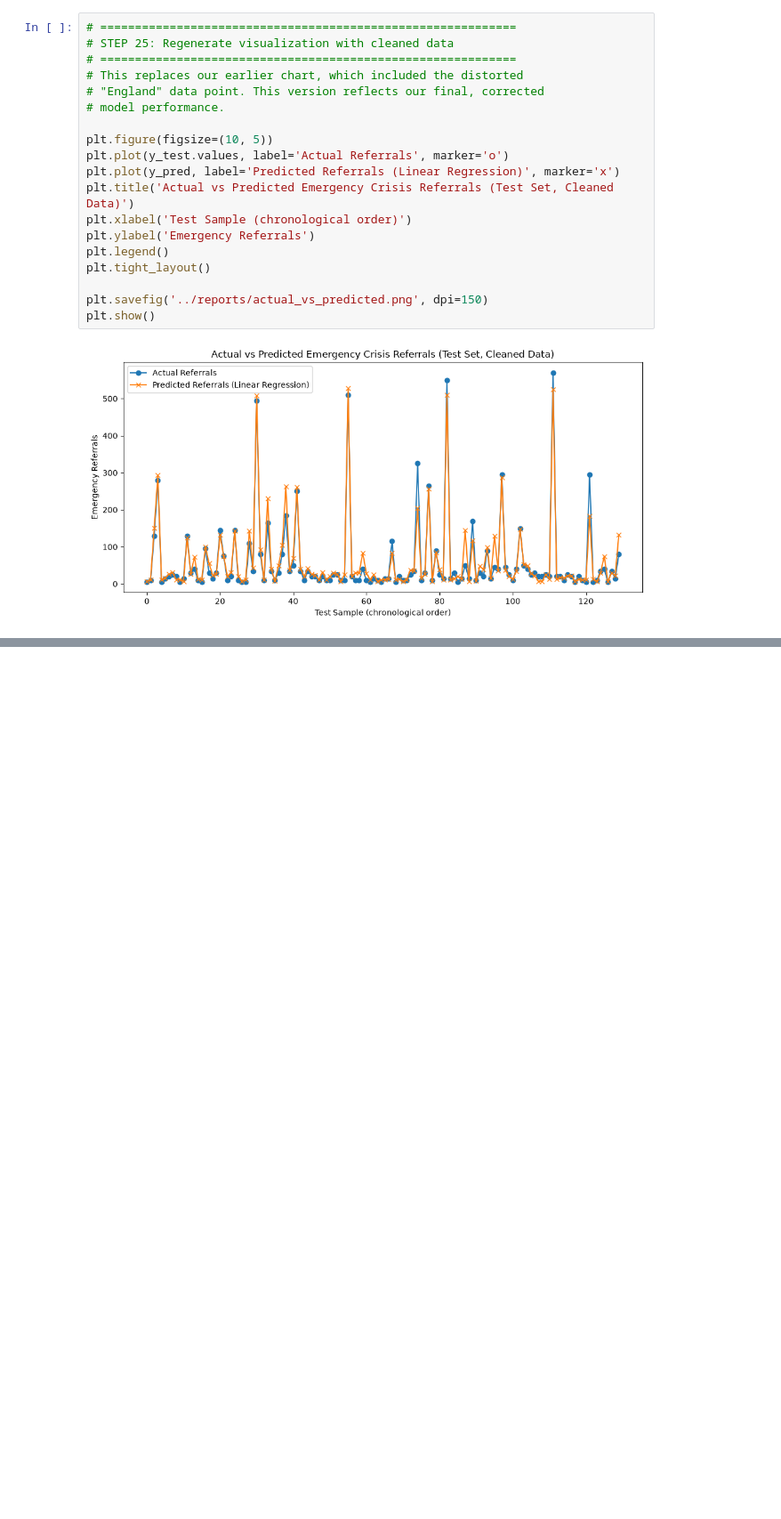
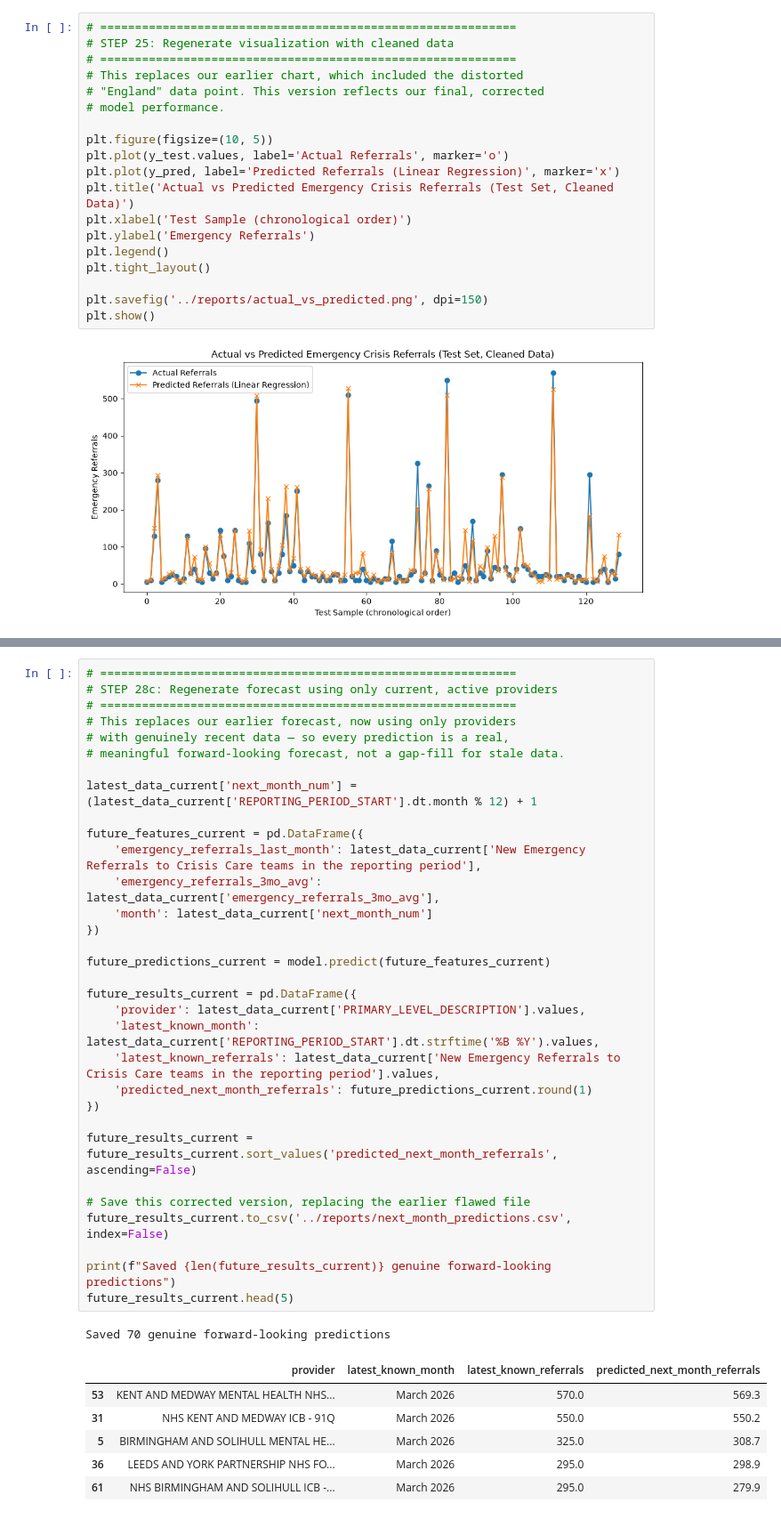
Before and after one commit to ezzyszn0/nhs-crisis-admissions, a Jupyter notebook: notebooks/01_explore_data.ipynb, the cells around one changed output, grey strips where cells are left out. Shown at 89% size. Saved outputs shown, nothing was run; the diff lists cells and outputs as text; blank space fills up the shorter version.

```diff
--- a/notebooks/01_explore_data.ipynb
+++ b/notebooks/01_explore_data.ipynb
@@ -760,0 +934,40 @@ plt.show()
+# %%
+# ============================================================
+# STEP 28c: Regenerate forecast using only current, active providers
+# ============================================================
+# This replaces our earlier forecast, now using only providers
+# with genuinely recent data — so every prediction is a real,
+# meaningful forward-looking forecast, not a gap-fill for stale data.
+
+latest_data_current['next_month_num'] = (latest_data_current['REPORTING_PERIOD_START'].dt.month % 12) + 1
+
+future_features_current = pd.DataFrame({
+    'emergency_referrals_last_month': latest_data_current['New Emergency Referrals to Crisis Care teams in the reporting period'],
+    'emergency_referrals_3mo_avg': latest_data_current['emergency_referrals_3mo_avg'],
+    'month': latest_data_current['next_month_num']
+})
+
+future_predictions_current = model.predict(future_features_current)
+
+future_results_current = pd.DataFrame({
+    'provider': latest_data_current['PRIMARY_LEVEL_DESCRIPTION'].values,
+    'latest_known_month': latest_data_current['REPORTING_PERIOD_START'].dt.strftime('%B %Y').values,
+    'latest_known_referrals': latest_data_current['New Emergency Referrals to Crisis Care teams in the reporting period'].values,
+    'predicted_next_month_referrals': future_predictions_current.round(1)
+})
+
+future_results_current = future_results_current.sort_values('predicted_next_month_referrals', ascending=False)
+
+# Save this corrected version, replacing the earlier flawed file
+future_results_current.to_csv('../reports/next_month_predictions.csv', index=False)
+
+print(f"Saved {len(future_results_current)} genuine forward-looking predictions")
+future_results_current.head(5)
+# %% [output]
+Saved 70 genuine forward-looking predictions
+|  | provider | latest_known_month | latest_known_referrals | predicted_next_month_referrals |
+| 53 | KENT AND MEDWAY MENTAL HEALTH NHS... | March 2026 | 570.0 | 569.3 |
+| 31 | NHS KENT AND MEDWAY ICB - 91Q | March 2026 | 550.0 | 550.2 |
+| 5 | BIRMINGHAM AND SOLIHULL MENTAL HE... | March 2026 | 325.0 | 308.7 |
+| 36 | LEEDS AND YORK PARTNERSHIP NHS FO... | March 2026 | 295.0 | 298.9 |
+| 61 | NHS BIRMINGHAM AND SOLIHULL ICB -... | March 2026 | 295.0 | 279.9 |
```
Also changed, not shown: parts of 5 cells of this notebook.
